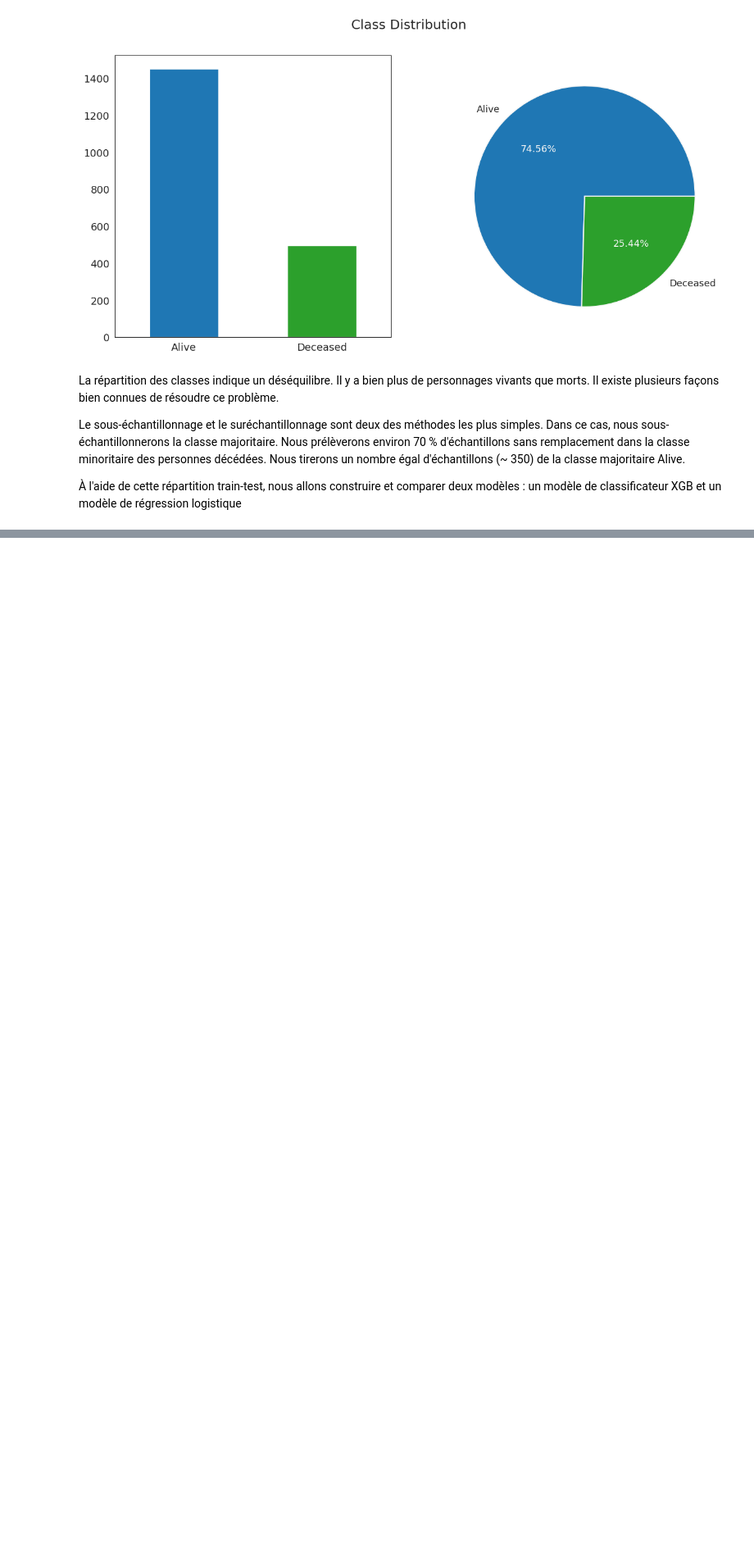
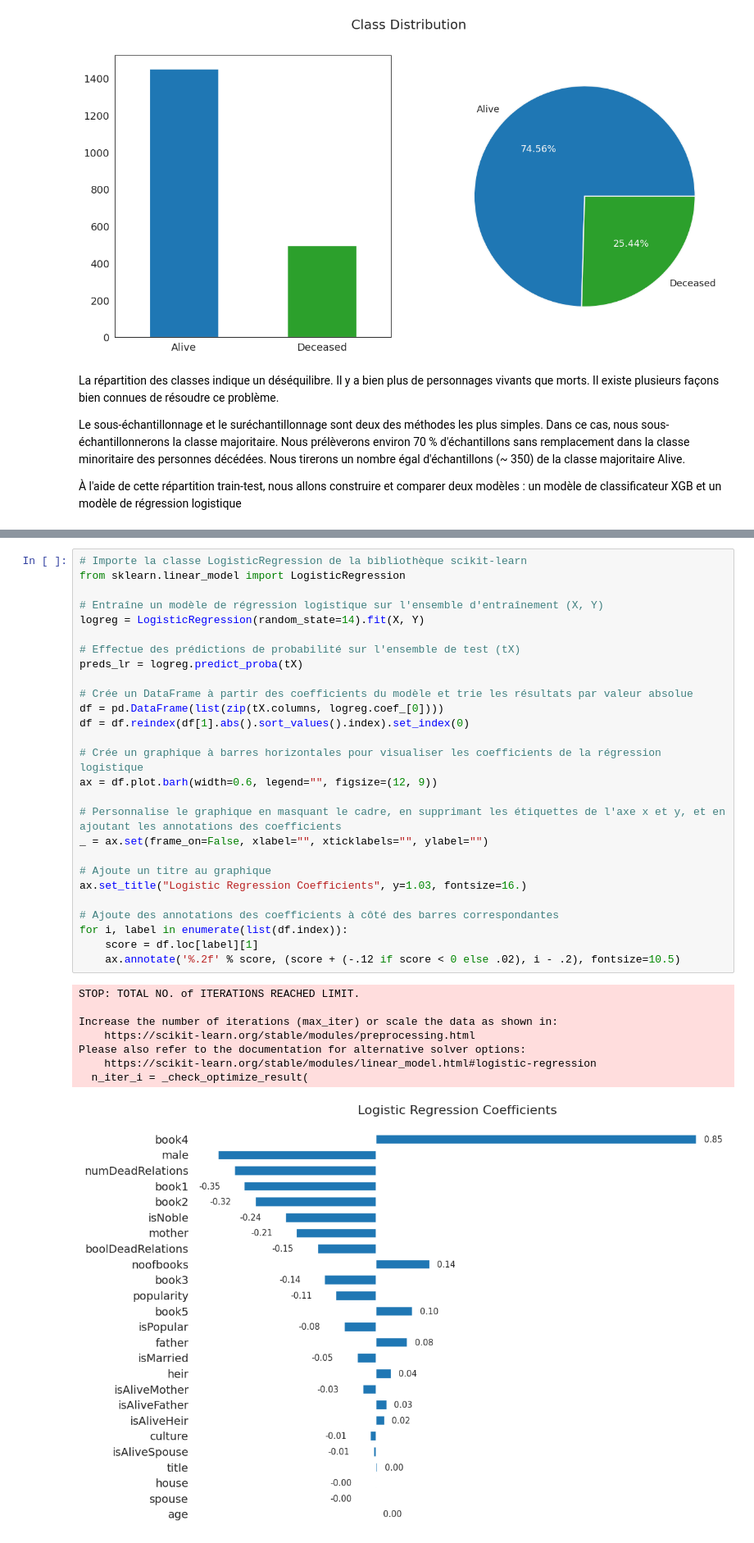
Before and after one commit to Nabilb59/MLOPS_PROJECT, a Jupyter notebook: models/predictions_GOT.ipynb, the cells around one changed output, grey strips where cells are left out. Shown at 82% size. Drawn from its saved outputs; the diff is of its cells as text; blank space fills up the shorter version.

```diff
--- a/models/predictions_GOT.ipynb
+++ b/models/predictions_GOT.ipynb
@@ -293,0 +397,36 @@ Le sous-échantillonnage et le suréchantillonnage sont deux des méthodes les p
+# %%
+# Importe la classe LogisticRegression de la bibliothèque scikit-learn
+from sklearn.linear_model import LogisticRegression
+
+# Entraîne un modèle de régression logistique sur l'ensemble d'entraînement (X, Y)
+logreg = LogisticRegression(random_state=14).fit(X, Y)
+
+# Effectue des prédictions de probabilité sur l'ensemble de test (tX)
+preds_lr = logreg.predict_proba(tX)
+
+# Crée un DataFrame à partir des coefficients du modèle et trie les résultats par valeur absolue
+df = pd.DataFrame(list(zip(tX.columns, logreg.coef_[0])))
+df = df.reindex(df[1].abs().sort_values().index).set_index(0)
+
+# Crée un graphique à barres horizontales pour visualiser les coefficients de la régression logistique
+ax = df.plot.barh(width=0.6, legend="", figsize=(12, 9))
+
+# Personnalise le graphique en masquant le cadre, en supprimant les étiquettes de l'axe x et y, et en ajoutant les annotations des coefficients
+_ = ax.set(frame_on=False, xlabel="", xticklabels="", ylabel="")
+
+# Ajoute un titre au graphique
+ax.set_title("Logistic Regression Coefficients", y=1.03, fontsize=16.)
+
+# Ajoute des annotations des coefficients à côté des barres correspondantes
+for i, label in enumerate(list(df.index)):
+    score = df.loc[label][1]
+    ax.annotate('%.2f' % score, (score + (-.12 if score < 0 else .02), i - .2), fontsize=10.5)
+# %% [output]
+STOP: TOTAL NO. of ITERATIONS REACHED LIMIT.
+
+Increase the number of iterations (max_iter) or scale the data as shown in:
+    https://scikit-learn.org/stable/modules/preprocessing.html
+Please also refer to the documentation for alternative solver options:
+    https://scikit-learn.org/stable/modules/linear_model.html#logistic-regression
+  n_iter_i = _check_optimize_result(
+[figure, added]
```
Also changed, not shown: parts of 11 cells of this notebook.
